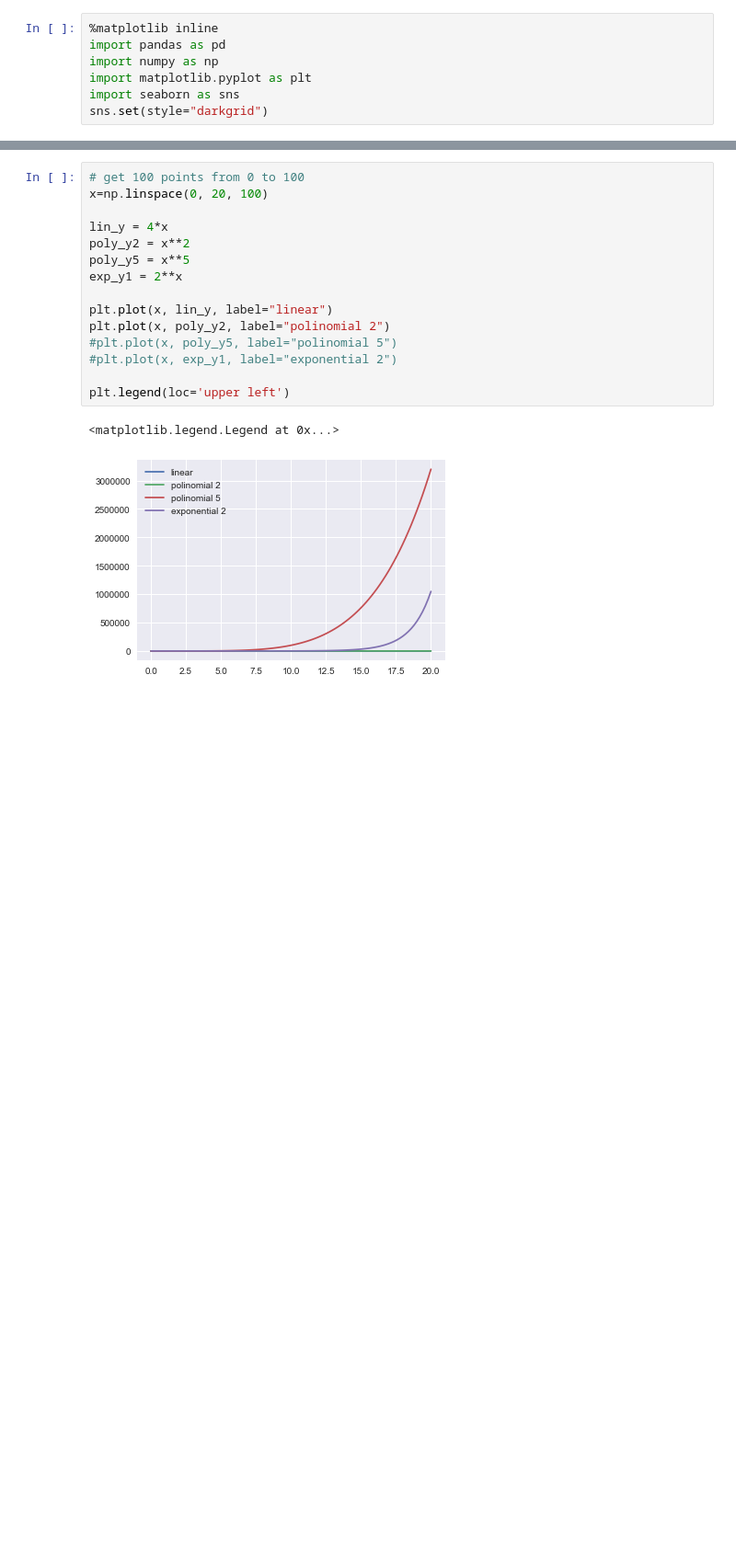
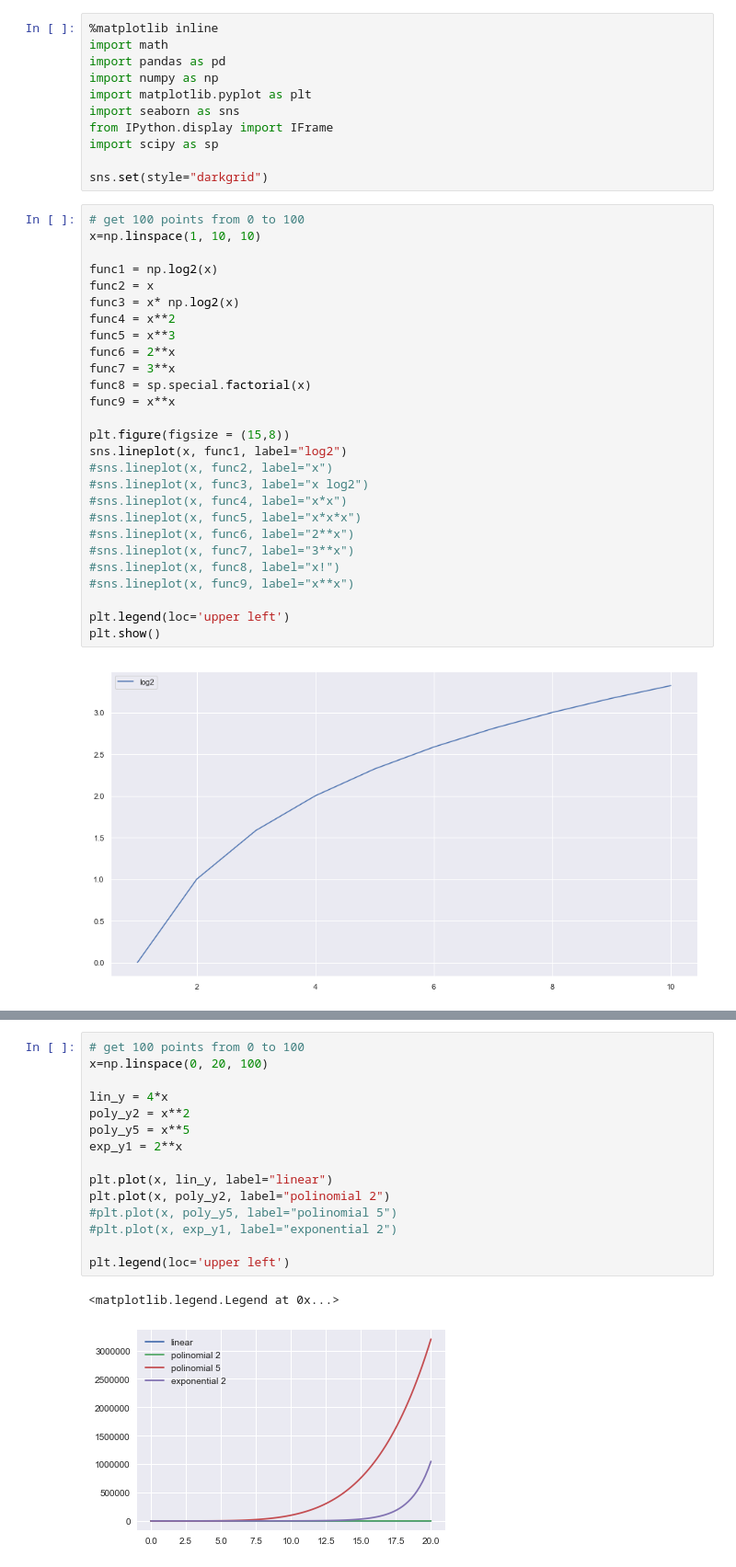
Before and after one commit to kvikeg/DataStructures-and-Algorithms, a Jupyter notebook: Growth/Lecture 1 - growth of functions and algorithms.ipynb, the cells around one changed output, grey strips where cells are left out. Shown: that part at 92% size. Saved outputs shown, nothing was run; the diff lists cells and outputs as text; blank space fills up the shorter version.

```diff
--- a/Growth/Lecture 1 - growth of functions and algorithms.ipynb
+++ b/Growth/Lecture 1 - growth of functions and algorithms.ipynb
@@ -7,7 +13,40 @@
 # %%
 %matplotlib inline
+import math
 import pandas as pd
 import numpy as np
 import matplotlib.pyplot as plt
 import seaborn as sns
+from IPython.display import IFrame
+import scipy as sp
+
 sns.set(style="darkgrid")
+# %%
+# get 100 points from 0 to 100
+x=np.linspace(1, 10, 10)
+
+func1 = np.log2(x)
+func2 = x
+func3 = x* np.log2(x)
+func4 = x**2
+func5 = x**3
+func6 = 2**x
+func7 = 3**x
+func8 = sp.special.factorial(x)
+func9 = x**x
+
+plt.figure(figsize = (15,8))
+sns.lineplot(x, func1, label="log2")
+#sns.lineplot(x, func2, label="x")
+#sns.lineplot(x, func3, label="x log2")
+#sns.lineplot(x, func4, label="x*x")
+#sns.lineplot(x, func5, label="x*x*x")
+#sns.lineplot(x, func6, label="2**x")
+#sns.lineplot(x, func7, label="3**x")
+#sns.lineplot(x, func8, label="x!")
+#sns.lineplot(x, func9, label="x**x")
+
+plt.legend(loc='upper left')
+plt.show()
+# %% [output]
+[figure, added]
```
Also changed, not shown: parts of 14 cells of this notebook.
